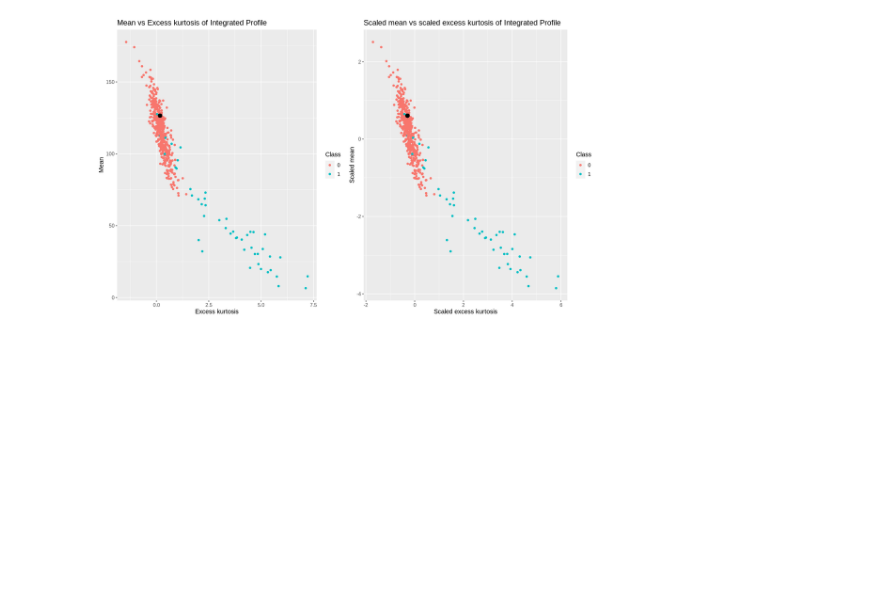
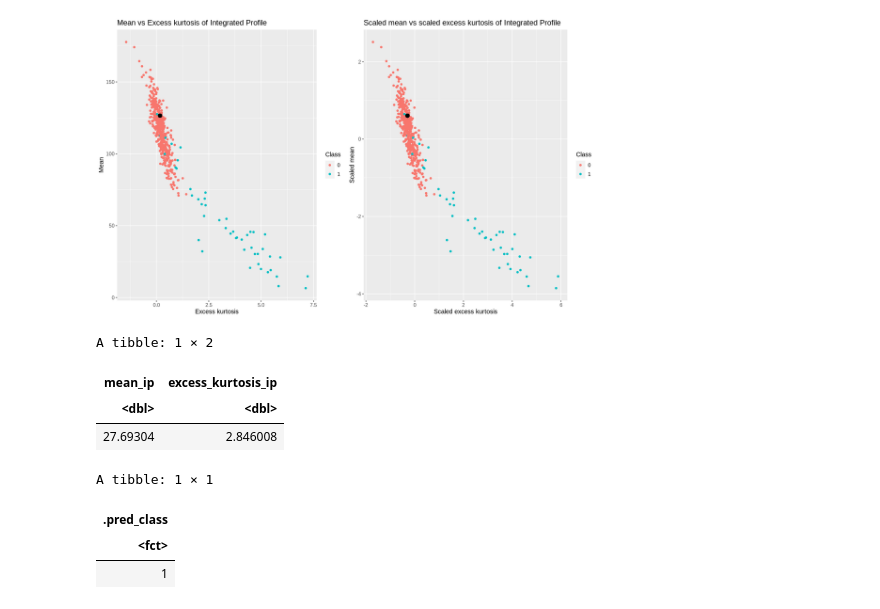
Before and after one commit to kseniak1/DSCI100-Project, a Jupyter notebook: Avishka_notebook.ipynb, the cells around one changed output. Drawn from its saved outputs; the diff is of its cells as text; code cells hidden in the pictures; blank space fills up the shorter version.

```diff
--- a/Avishka_notebook.ipynb
+++ b/Avishka_notebook.ipynb
@@ -463,3 +481,21 @@ A tibble: 1 × 1
 | <fct> |
 | 0 |
 [figure]
+# %%
+set.seed(19)
+random_mean = runif(1, min = 5.8125000, max = 192.617188)
+random_excess = runif(1, min = -1.8760112, max = 7.879628)
+random_point = tibble(mean_ip = random_mean, excess_kurtosis_ip = random_excess)
+random_point
+
+class_prediction_2 <- predict(pulsar_model_fit, random_point)
+class_prediction_2
+# %% [output]
+A tibble: 1 × 2
+| mean_ip | excess_kurtosis_ip |
+| <dbl> | <dbl> |
+| 27.69304 | 2.846008 |
+A tibble: 1 × 1
+| .pred_class |
+| <fct> |
+| 1 |
```
Also changed, not shown: parts of 3 cells of this notebook.
